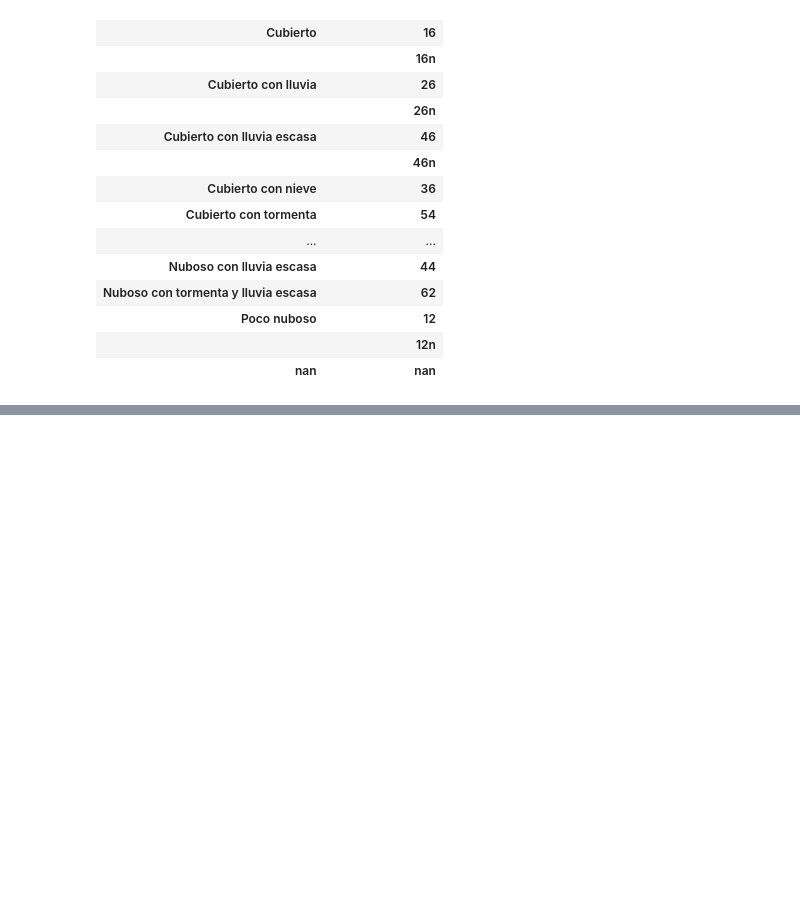
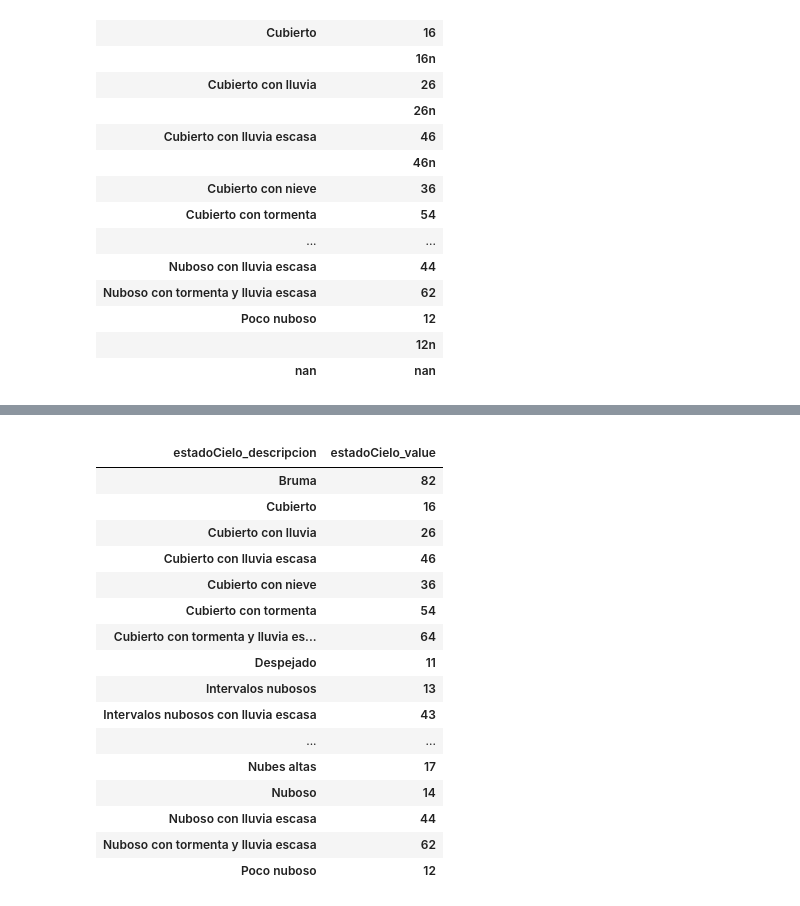
Before and after one commit to oeg-upm/inesdata-mov-data-generation, a Jupyter notebook: docs/notebooks/aemet_qa.ipynb, the cells around one changed output, grey strips where cells are left out. Saved outputs shown, nothing was run; the diff lists cells and outputs as text; code cells hidden in the pictures; blank space fills up the shorter version.

```diff
--- a/docs/notebooks/aemet_qa.ipynb
+++ b/docs/notebooks/aemet_qa.ipynb
@@ -301,6 +272,8 @@ aemet_dataset_test[aemet_dataset_test["minute"]==0].groupby(["month", "day"])[["
 |  | 29 | 23 |
 |  | 30 | 23 |
 |  | 31 | 22 |
+# %%
+aemet_dataset.reset_index(drop=True, inplace=True)
 # %% [markdown]
 <h10> De los resultados obtenidos se observa que el dataset ya presenta el número de registros que se supone (1 por hora o aproximadamente 1 por hora). Si agrupásemos por horas y minutos existen casos en los que no se dispone sólo información horaria sino que existen varios valores para la misma hora. Esto lo veremos más adelante ya que corresponde más bien con el análisis de variables. </h10>
 # %% [markdown]
@@ -357,2 +327,0 @@ aemet_dataset[["estadoCielo_value", "estadoCielo_descripcion"]].groupby(["estado
-# %%
-aemet_dataset.drop(columns='estadoCielo_value', inplace=True)
@@ -558,0 +330,25 @@ profile.to_file(os.path.join(ROOT_PATH, "docs", "qa", "aemet_report.html"))
+# %%
+# Cambiamos los valores 12n, 17n, etc. por 12, 17, etc. ya que representan el
+# mismo valor de estadoCielo
+aemet_dataset["estadoCielo_value"] = aemet_dataset["estadoCielo_value"].replace(to_replace=r'(\d+)n', value=r'\1', regex=True).replace('nan', np.nan)
+# %%
+aemet_dataset[["estadoCielo_value", "estadoCielo_descripcion"]].groupby(["estadoCielo_descripcion", "estadoCielo_value"]).count()
+# %% [output]
+|  |  |
+| estadoCielo_descripcion | estadoCielo_value |
+| Bruma | 82 |
+| Cubierto | 16 |
+| Cubierto con lluvia | 26 |
+| Cubierto con lluvia escasa | 46 |
+| Cubierto con nieve | 36 |
+| Cubierto con tormenta | 54 |
+| Cubierto con tormenta y lluvia es... | 64 |
+| Despejado | 11 |
+| Intervalos nubosos | 13 |
+| Intervalos nubosos con lluvia escasa | 43 |
+| ... | ... |
+| Nubes altas | 17 |
+| Nuboso | 14 |
+| Nuboso con lluvia escasa | 44 |
+| Nuboso con tormenta y lluvia escasa | 62 |
+| Poco nuboso | 12 |
```
Also changed, not shown: parts of 61 cells of this notebook, 3 other files.
